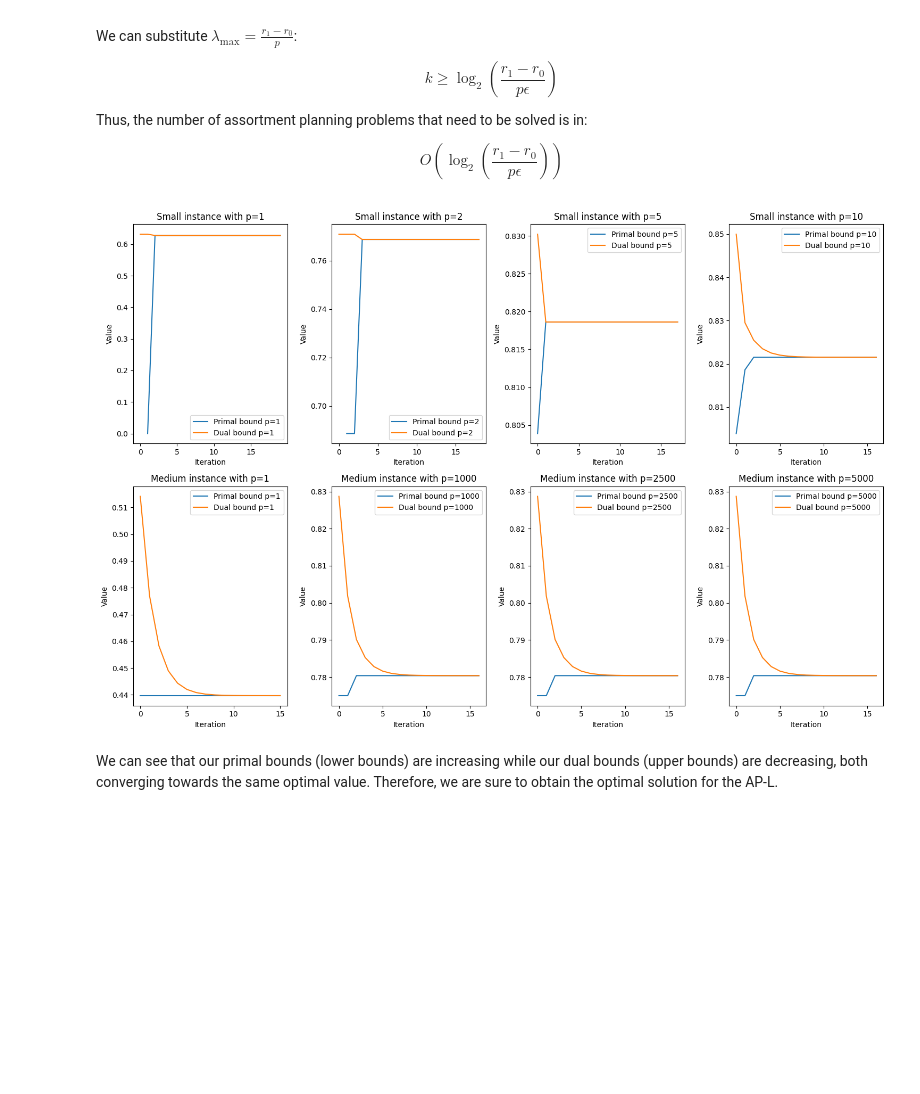
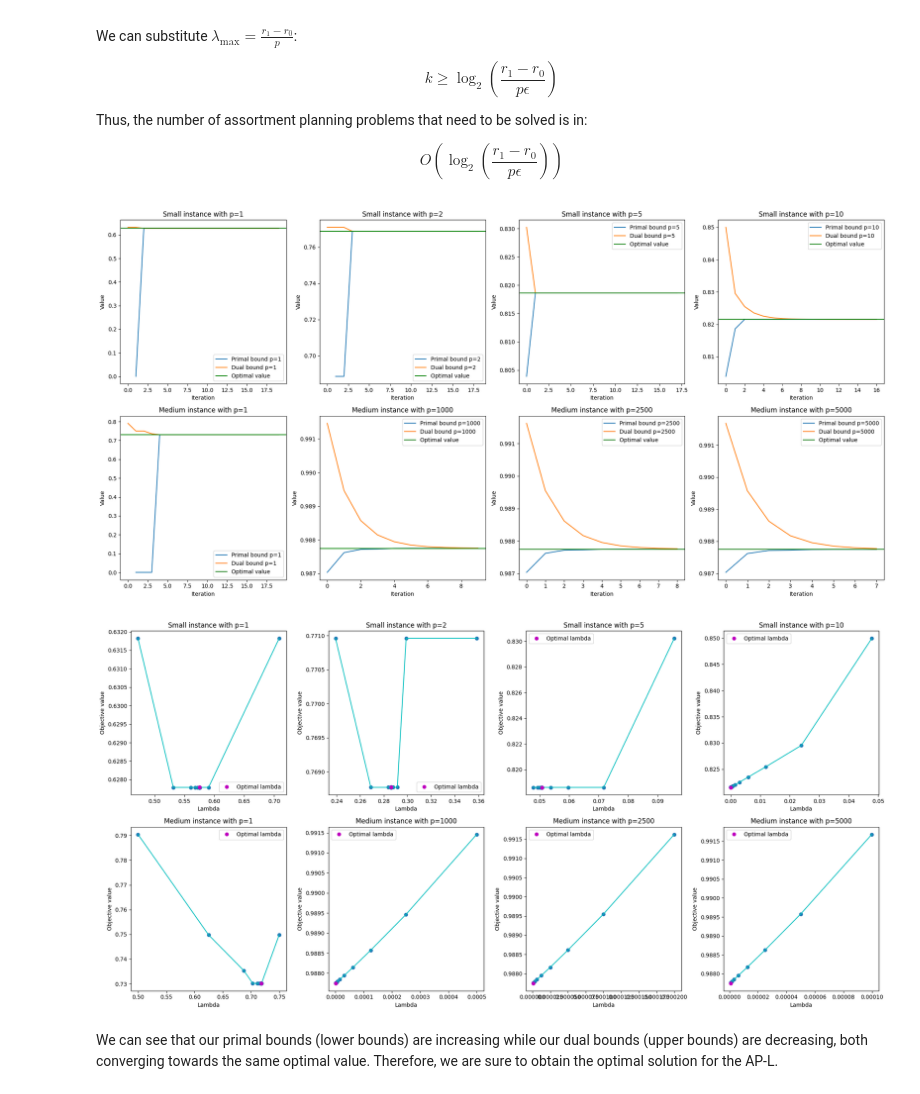
Before and after one commit to yelmokht/assortment-planning-problem, a Jupyter notebook: notebook.ipynb, the cells around one changed output. Saved outputs shown, nothing was run; the diff lists cells and outputs as text; code cells hidden in the pictures; blank space fills up the shorter version.

```diff
--- a/notebook.ipynb
+++ b/notebook.ipynb
@@ -1995,15 +2057,17 @@ def plot_best_bounds():
     num_plots = len(p_values_small) + len(p_values_medium)
     cols = 4
     rows = (num_plots + cols - 1) // cols
-    fig, axs = plt.subplots(rows, cols, figsize=(15, 5 * rows))
+    fig, axs = plt.subplots(rows, cols, figsize=(20, 5 * rows))
     axs = axs.flatten()
 
     for i, p in enumerate(p_values_small):
         df_small = eval(f'df_small_heuristic_{p}')
         idx = eval(f'best_instance_small_{p}')
 
+
         axs[i].plot(parse_list_string(df_small['Primal_Bound'].iloc[idx]), label=f"Primal bound p={p}")
         axs[i].plot(parse_list_string(df_small['Dual_Bound'].iloc[idx]), label=f"Dual bound p={p}")
+        axs[i].axhline(df_small['Optimal_Value'].iloc[idx], color='g', label='Optimal value')
         axs[i].set_xlabel('Iteration')
         axs[i].set_ylabel('Value')
         axs[i].set_title(f'Small instance with p={p}')
@@ -2013,8 +2077,9 @@ def plot_best_bounds():
         df_medium = eval(f'df_medium_heuristic_{p}')
         idx = eval(f'best_instance_medium_{p}')
 
-        axs[i].plot(parse_list_string(df_small['Primal_Bound'].iloc[idx]), label=f"Primal bound p={p}")
-        axs[i].plot(parse_list_string(df_small['Dual_Bound'].iloc[idx]), label=f"Dual bound p={p}")
+        axs[i].plot(parse_list_string(df_medium['Primal_Bound'].iloc[idx]), label=f"Primal bound p={p}")
+        axs[i].plot(parse_list_string(df_medium['Dual_Bound'].iloc[idx]), label=f"Dual bound p={p}")
+        axs[i].axhline(df_medium['Optimal_Value'].iloc[idx], color='g', label='Optimal value')
         axs[i].set_xlabel('Iteration')
         axs[i].set_ylabel('Value')
         axs[i].set_title(f'Medium instance with p={p}')
@@ -2025,7 +2166,9 @@ def plot_best_bounds():
 # %%
 plot_best_bounds()
+plot_lambda()
 # %% [output]
-[figure, old version]
+[figure, new version]
+[figure, added]
 # %% [markdown]
 We can see that our primal bounds (lower bounds) are increasing while our dual bounds (upper bounds) are decreasing, both converging towards the same optimal value. Therefore, we are sure to obtain the optimal solution for the AP-L.
 # %% [markdown]
```
Also changed, not shown: parts of 19 cells of this notebook, 29 other files.
